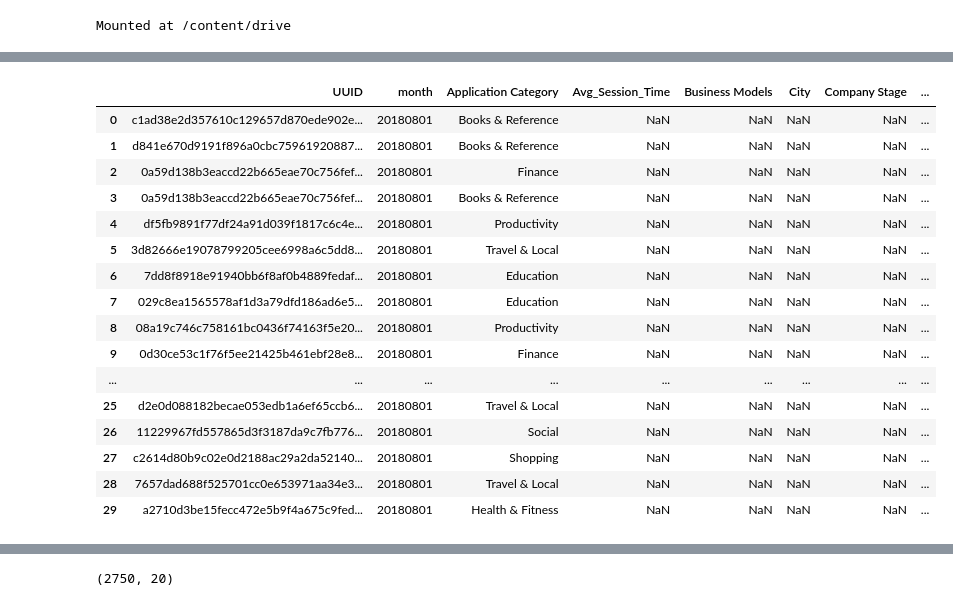
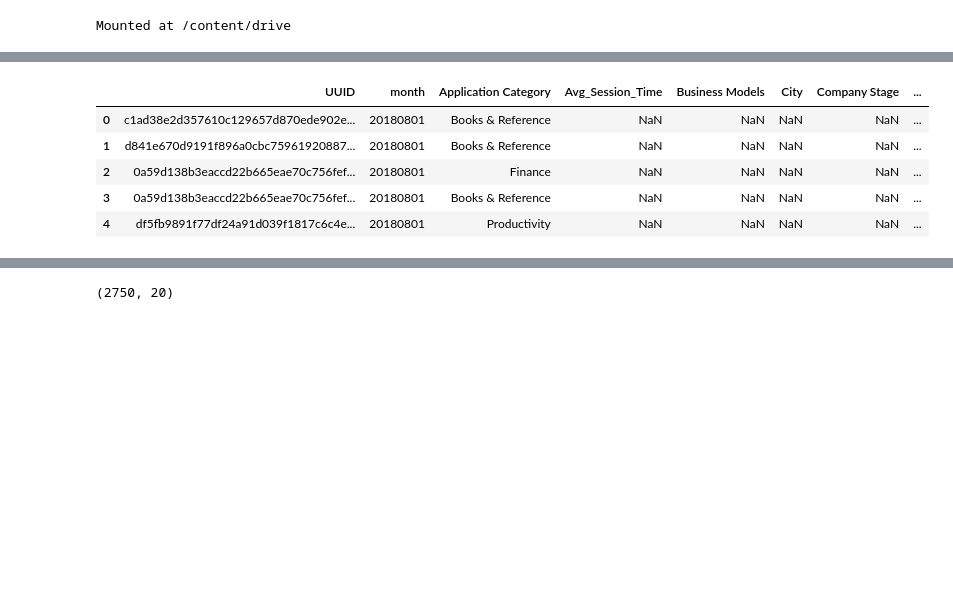
Before and after one commit to anshudhanshu/Startups-Funding-Prediction, a Jupyter notebook: Sudhanshu_Rawat_Team_5_Capstone_Project.ipynb, the cells around one changed output, grey strips where cells are left out. Cells and saved outputs as stored; diff of their text form; code cells hidden in the pictures; blank space fills up the shorter version.

```diff
--- a/Sudhanshu_Rawat_Team_5_Capstone_Project.ipynb
+++ b/Sudhanshu_Rawat_Team_5_Capstone_Project.ipynb
@@ -60,20 +64,9 @@ Wall time: 6.7 s
 # %%
-startups.head(30)
+startups.head()
 # %% [output]
 |  | UUID | month | Application Category | Avg_Session_Time | Business Models | City | Company Stage | ... |
 | 0 | c1ad38e2d357610c129657d870ede902e... | 20180801 | Books & Reference | NaN | NaN | NaN | NaN | ... |
 | 1 | d841e670d9191f896a0cbc75961920887... | 20180801 | Books & Reference | NaN | NaN | NaN | NaN | ... |
 | 2 | 0a59d138b3eaccd22b665eae70c756fef... | 20180801 | Finance | NaN | NaN | NaN | NaN | ... |
 | 3 | 0a59d138b3eaccd22b665eae70c756fef... | 20180801 | Books & Reference | NaN | NaN | NaN | NaN | ... |
 | 4 | df5fb9891f77df24a91d039f1817c6c4e... | 20180801 | Productivity | NaN | NaN | NaN | NaN | ... |
-| 5 | 3d82666e19078799205cee6998a6c5dd8... | 20180801 | Travel & Local | NaN | NaN | NaN | NaN | ... |
-| 6 | 7dd8f8918e91940bb6f8af0b4889fedaf... | 20180801 | Education | NaN | NaN | NaN | NaN | ... |
-| 7 | 029c8ea1565578af1d3a79dfd186ad6e5... | 20180801 | Education | NaN | NaN | NaN | NaN | ... |
-| 8 | 08a19c746c758161bc0436f74163f5e20... | 20180801 | Productivity | NaN | NaN | NaN | NaN | ... |
-| 9 | 0d30ce53c1f76f5ee21425b461ebf28e8... | 20180801 | Finance | NaN | NaN | NaN | NaN | ... |
-| ... | ... | ... | ... | ... | ... | ... | ... | ... |
-| 25 | d2e0d088182becae053edb1a6ef65ccb6... | 20180801 | Travel & Local | NaN | NaN | NaN | NaN | ... |
-| 26 | 11229967fd557865d3f3187da9c7fb776... | 20180801 | Social | NaN | NaN | NaN | NaN | ... |
-| 27 | c2614d80b9c02e0d2188ac29a2da52140... | 20180801 | Shopping | NaN | NaN | NaN | NaN | ... |
-| 28 | 7657dad688f525701cc0e653971aa34e3... | 20180801 | Travel & Local | NaN | NaN | NaN | NaN | ... |
-| 29 | a2710d3be15fecc472e5b9f4a675c9fed... | 20180801 | Health & Fitness | NaN | NaN | NaN | NaN | ... |
```
Also changed, not shown: parts of 53 cells of this notebook.
